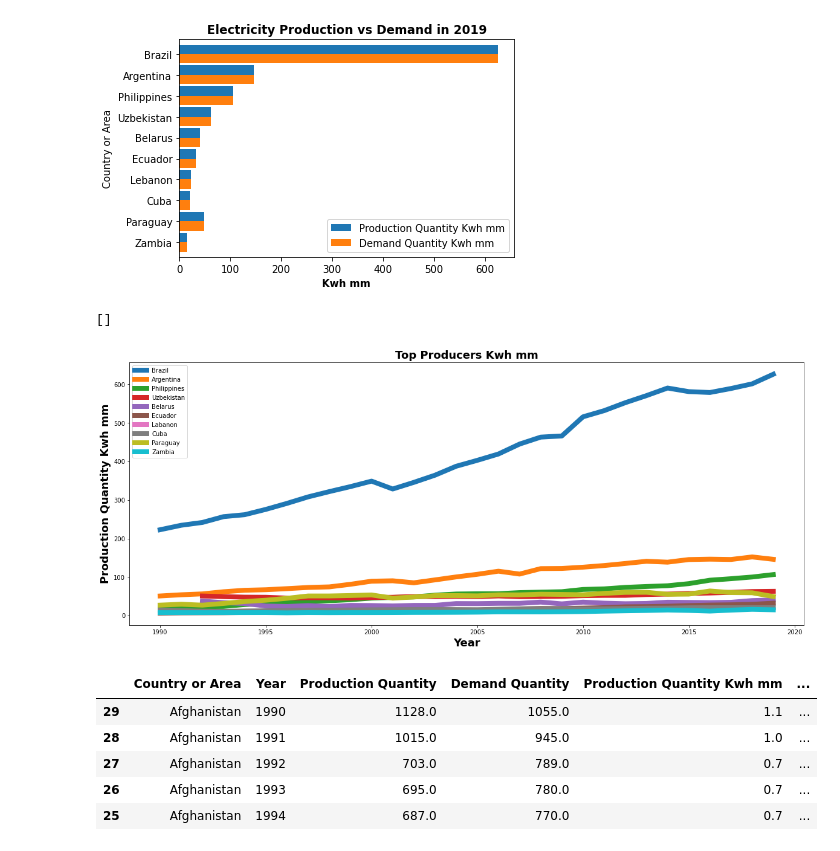
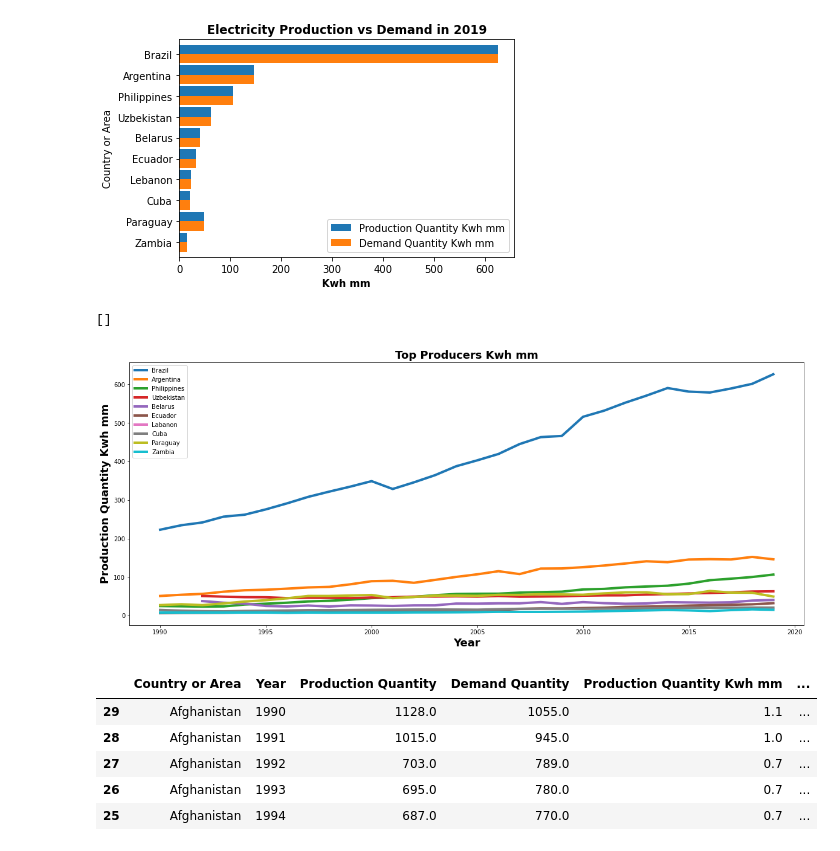
Before and after one commit to nss-data-science-cohort-5/un_exploration-ZhenyaC, a Jupyter notebook: notebooks/ElectricityProductionDemand.ipynb, the cells around one changed output. Cells and saved outputs as stored; diff of their text form; code cells hidden in the pictures.

```diff
--- a/notebooks/ElectricityProductionDemand.ipynb
+++ b/notebooks/ElectricityProductionDemand.ipynb
@@ -87,18 +87,18 @@ Text(0.5, 1.0, 'Electricity Production vs Demand in 2019')
 # %%
 production_all_years=production_demand_quantity[production_demand_quantity['Country or Area'].isin(['Brazil', 'Argentina','Philippines','Uzbekistan','Belarus','Ecuador','Labanon','Cuba','Paraguay','Zambia'])]
 countries=['Brazil', 'Argentina','Philippines','Uzbekistan','Belarus','Ecuador','Labanon','Cuba','Paraguay','Zambia']
 fig, ax = plt.subplots(figsize=(20, 8))
 for ctry in countries:
     ax.plot(production_all_years.loc[production_all_years['Country or Area']==ctry, 'Year'],
-           production_all_years.loc[production_all_years['Country or Area']==ctry, 'Production Quantity Kwh mm'], linewidth = '8')
+           production_all_years.loc[production_all_years['Country or Area']==ctry, 'Production Quantity Kwh mm'], linewidth = '4')
 plt.xlabel('Year',fontweight ='bold', fontsize=18 )
 plt.ylabel('Production Quantity Kwh mm',fontweight ='bold', fontsize=18 )
 plt.title('Top Producers Kwh mm', fontweight ='bold', fontsize=18)
 plt.legend(countries)
 plt.plot()
 # %% [output]
 []
-[figure, old version]
+[figure, new version]
 # %%
 production_demand_quantity.sort_values(['Country or Area', 'Year', 'Production Quantity Kwh mm'], ascending=(True, True, True)).head()
 production_demand_quantity.loc[:, "Production Quantity Ch%"]=production_demand_quantity.loc[:, "Production Quantity"].pct_change()
```
Also changed, not shown: parts of 1 cell of this notebook.
